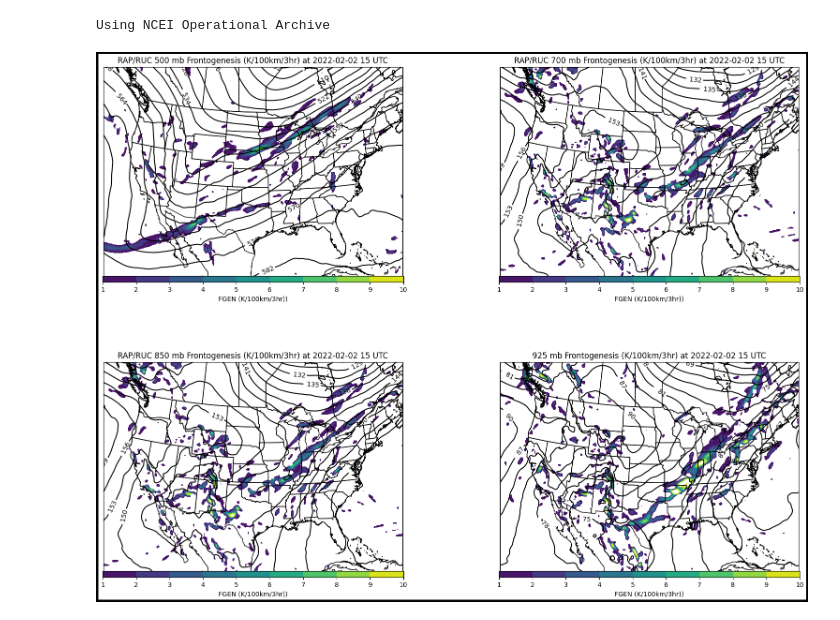
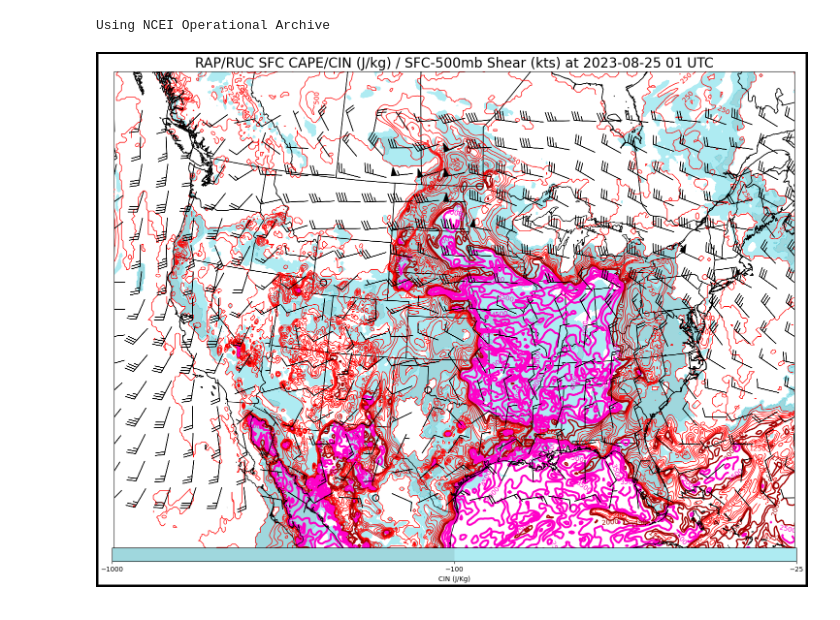
Before and after one commit to scottthomaswx/RAP-Analysis, a Jupyter notebook: RAPAnalysis.ipynb, the cells around one changed output. Drawn from its saved outputs; the diff is of its cells as text; code cells hidden in the pictures.

Commit message:
Add CAPE/CIN/Bulk Shear Analysis

```diff
--- a/RAPAnalysis.ipynb
+++ b/RAPAnalysis.ipynb
@@ -278,6 +278,15 @@ RH5 = ds.metpy.parse_cf('Relative_humidity_isobaric').isel(isobaric=level_def5)
 RH7 = ds.metpy.parse_cf('Relative_humidity_isobaric').isel(isobaric=level_def7)
 RH8 = ds.metpy.parse_cf('Relative_humidity_isobaric').isel(isobaric=level_def8)
 RH9 = ds.metpy.parse_cf('Relative_humidity_isobaric').isel(isobaric=level_def9)
+
+cape = ds.metpy.parse_cf('Convective_available_potential_energy_pressure_difference_layer')
+sfccape = ds.metpy.parse_cf('Convective_available_potential_energy_surface')
+hgtcape = ds.metpy.parse_cf('Convective_available_potential_energy_height_above_ground_layer')
+cin = ds.metpy.parse_cf('Convective_inhibition_pressure_difference_layer')
+sfccin = ds.metpy.parse_cf('Convective_inhibition_surface')
+
+u_shear = u_wind5 - sfc_u_wind
+v_shear = v_wind5 - sfc_v_wind
 # %%
 if variable == 'Synoptic 4-Panel':
   fig = plt.figure(figsize=(20,15), edgecolor="black", linewidth =6)
@@ -714,7 +723,7 @@ if variable == '4-Panel Frontogenesis':
 if variable == '500 mb Frontogenesis':
   fig = plt.figure(figsize=(20,15), edgecolor="black", linewidth =6)
 
-  ax1=fig.add_subplot(2,2,1,projection=mSLP.metpy.cartopy_crs)
+  ax1=fig.add_subplot(1,1,1,projection=mSLP.metpy.cartopy_crs)
   ax1.set_extent([WestLong, EastLong, SouthLat, NorthLat])
   ax1.set_box_aspect(0.7)
 
@@ -722,7 +731,7 @@ if variable == '500 mb Frontogenesis':
   ax1.coastlines(color='black',resolution='10m',zorder=99)
   ax1.add_feature(cfeature.STATES.with_scale('50m'),edgecolor='black')
 
-  ax1.set_title(f'RAP/RUC 500 mb Frontogenesis (K/100km/3hr) at {year}-{month}-{day} {hour_utc} UTC')
+  ax1.set_title(f'RAP/RUC 500 mb Frontogenesis (K/100km/3hr) at {year}-{month}-{day} {hour_utc} UTC', fontsize = 20)
 
   fgen5cf = ax1.contourf(fgen_smooth5.x,fgen_smooth5.y,fgen_smooth5, cmap='viridis', levels=np.arange(1,11,1))
   plt.colorbar(fgen5cf,orientation='horizontal',pad=0.0, aspect=50, ax=ax1, label='FGEN (K/100km/3hr))', shrink = 0.91)
@@ -734,7 +743,7 @@ if variable == '500 mb Frontogenesis':
 if variable == '700 mb Frontogenesis':
   fig = plt.figure(figsize=(20,15), edgecolor="black", linewidth =6)
 
-  ax1=fig.add_subplot(2,2,1,projection=mSLP.metpy.cartopy_crs)
+  ax1=fig.add_subplot(1,1,1,projection=mSLP.metpy.cartopy_crs)
   ax1.set_extent([WestLong, EastLong, SouthLat, NorthLat])
   ax1.set_box_aspect(0.7)
 
@@ -742,7 +751,7 @@ if variable == '700 mb Frontogenesis':
   ax1.coastlines(color='black',resolution='10m',zorder=99)
   ax1.add_feature(cfeature.STATES.with_scale('50m'),edgecolor='black')
 
-  ax1.set_title(f'RAP/RUC 700 mb Frontogenesis (K/100km/3hr) at {year}-{month}-{day} {hour_utc} UTC')
+  ax1.set_title(f'RAP/RUC 700 mb Frontogenesis (K/100km/3hr) at {year}-{month}-{day} {hour_utc} UTC', fontsize = 20)
 
   fgen7cf = ax1.contourf(fgen_smooth7.x,fgen_smooth7.y,fgen_smooth7, cmap='viridis', levels=np.arange(1,11,1))
   plt.colorbar(fgen7cf,orientation='horizontal',pad=0.0, aspect=50, ax=ax1, label='FGEN (K/100km/3hr))', shrink = 0.91)
@@ -754,41 +763,64 @@ if variable == '700 mb Frontogenesis':
 if variable == '850 mb Frontogenesis':
   fig = plt.figure(figsize=(20,15), edgecolor="black", linewidth =6)
 
-  ax1=fig.add_subplot(2,2,1,projection=mSLP.metpy.cartopy_crs)
+  ax1=fig.add_subplot(1,1,1,projection=mSLP.metpy.cartopy_crs)
   ax1.set_extent([WestLong, EastLong, SouthLat, NorthLat])
   ax1.set_box_aspect(0.7)
 
 
   ax1.coastlines(color='black',resolution='10m',zorder=99)
   ax1.add_feature(cfeature.STATES.with_scale('50m'),edgecolor='black')
 
-  ax1.set_title(f'RAP/RUC 850 mb Frontogenesis (K/100km/3hr) at {year}-{month}-{day} {hour_utc} UTC')
+  ax1.set_title(f'RAP/RUC 850 mb Frontogenesis (K/100km/3hr) at {year}-{month}-{day} {hour_utc} UTC', fontsize = 20)
 
   fgen8cf = ax1.contourf(fgen_smooth8.x,fgen_smooth8.y,fgen_smooth8, cmap='viridis', levels=np.arange(1,11,1))
   plt.colorbar(fgen8cf,orientation='horizontal',pad=0.0, aspect=50, ax=ax1, label='FGEN (K/100km/3hr))', shrink = 0.91)
   gph_lines8=ax1.contour(gph8select.x,gph8select.y,gph5select, colors='black', levels=np.arange(12,252,3))
   ax1.clabel(gph_lines8,fmt='%4d', colors='black')
 
   plt.savefig(f'FGEN850mb_{year}{month}{day}{hour_utc}', bbox_inches = 'tight')
 
 if variable == '925 mb Frontogenesis':
   fig = plt.figure(figsize=(20,15), edgecolor="black", linewidth =6)
 
-  ax1=fig.add_subplot(2,2,1,projection=mSLP.metpy.cartopy_crs)
+  ax1=fig.add_subplot(1,1,1,projection=mSLP.metpy.cartopy_crs)
   ax1.set_extent([WestLong, EastLong, SouthLat, NorthLat])
   ax1.set_box_aspect(0.7)
 
 
   ax1.coastlines(color='black',resolution='10m',zorder=99)
   ax1.add_feature(cfeature.STATES.with_scale('50m'),edgecolor='black')
 
-  ax1.set_title(f'RAP/RUC 925 mb Frontogenesis (K/100km/3hr) at {year}-{month}-{day} {hour_utc} UTC')
+  ax1.set_title(f'RAP/RUC 925 mb Frontogenesis (K/100km/3hr) at {year}-{month}-{day} {hour_utc} UTC', fontsize = 20)
 
   fgen9cf = ax1.contourf(fgen_smooth9.x,fgen_smooth9.y,fgen_smooth9, cmap='viridis', levels=np.arange(1,11,1))
   plt.colorbar(fgen9cf,orientation='horizontal',pad=0.0, aspect=50, ax=ax1, label='FGEN (K/100km/3hr))', shrink = 0.91)
   gph_lines9=ax1.contour(gph9select.x,gph9select.y,gph9select, colors='black', levels=np.arange(15,135,3))
   ax1.clabel(gph_lines9,fmt='%4d', colors='black')
 
   plt.savefig(f'FGEN925mb_{year}{month}{day}{hour_utc}', bbox_inches = 'tight')
+
+if variable == 'CAPE/Shear':
+  fig = plt.figure(figsize=(20,15), edgecolor="black", linewidth =6)
+
+  ax1=fig.add_subplot(1,1,1,projection=mSLP.metpy.cartopy_crs)
+  ax1.set_extent([WestLong, EastLong, SouthLat, NorthLat])
+  ax1.set_box_aspect(0.7)
+
+
+  ax1.coastlines(color='black',resolution='10m',zorder=99)
+  ax1.add_feature(cfeature.STATES.with_scale('50m'),edgecolor='black')
+
+  ax1.set_title(f'RAP/RUC SFC CAPE/CIN (J/kg) / SFC-500mb Shear (kts) at {year}-{month}-{day} {hour_utc} UTC', fontsize = 20)
+
+  capelines = ax1.contour(sfccape.x,sfccape.y,sfccape, colors = ['red','red','red','red','red','red','red','#a30000','#a30000','#ff00c8','#ff00c8','#ff00c8', '#ff00c8','#ff00c8','#ff00c8', '#ff00c8','#ff00c8'],
+                          linewidths = [1.,1.,1.,1.,1.,1.,1.,2.,2.,3.,3.,3., 3.,3.,3.],
+                          levels=[0,250,500,750,1000,1250,1500,1750,2000,2500,3000,3500,4000,4500,5000,5500,6000,6500])
+  ax1.clabel(capelines,fmt='%4d', colors=['red','red','red','red','red','red','red','#a30000','#a30000','#ff00c8','#ff00c8','#ff00c8','#ff00c8','#ff00c8','#ff00c8'])
+  cin = ax1.contourf(sfccin.x, sfccin.y, sfccin, colors = ['#0f9bab','#36cfe0'], levels = [-1000,-100,-25], alpha = 0.4)
+  plt.colorbar(cin,orientation='horizontal',pad=0.0, aspect=50, ax=ax1, label='CIN (J/Kg)', shrink = 0.91)
+  ax1.barbs(u_shear.x.values, u_shear.y.values, u_shear.values, v_shear.values, pivot='middle', color='black', regrid_shape=15, linewidth=1, length = 8, zorder = 9)
+
+  plt.savefig(f'CAPEShear_{year}{month}{day}{hour_utc}', bbox_inches = 'tight')
 # %% [output]
-[figure, old version]
+[figure, new version]
```
Also changed, not shown: parts of 1 cell of this notebook.
